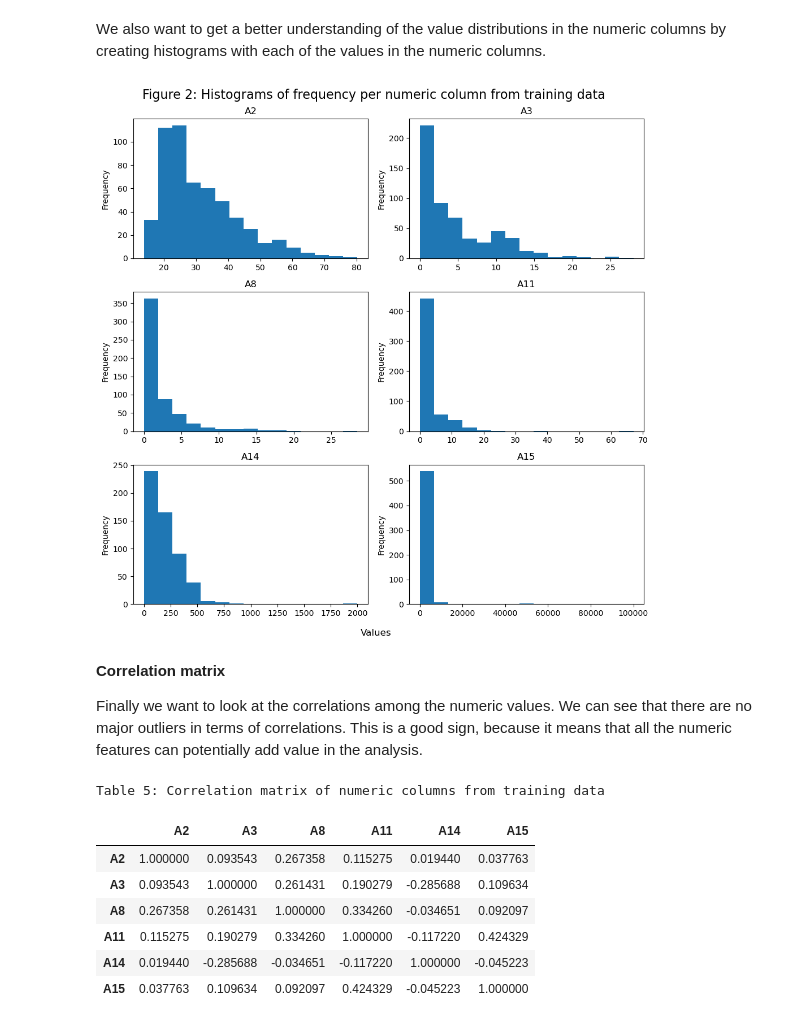
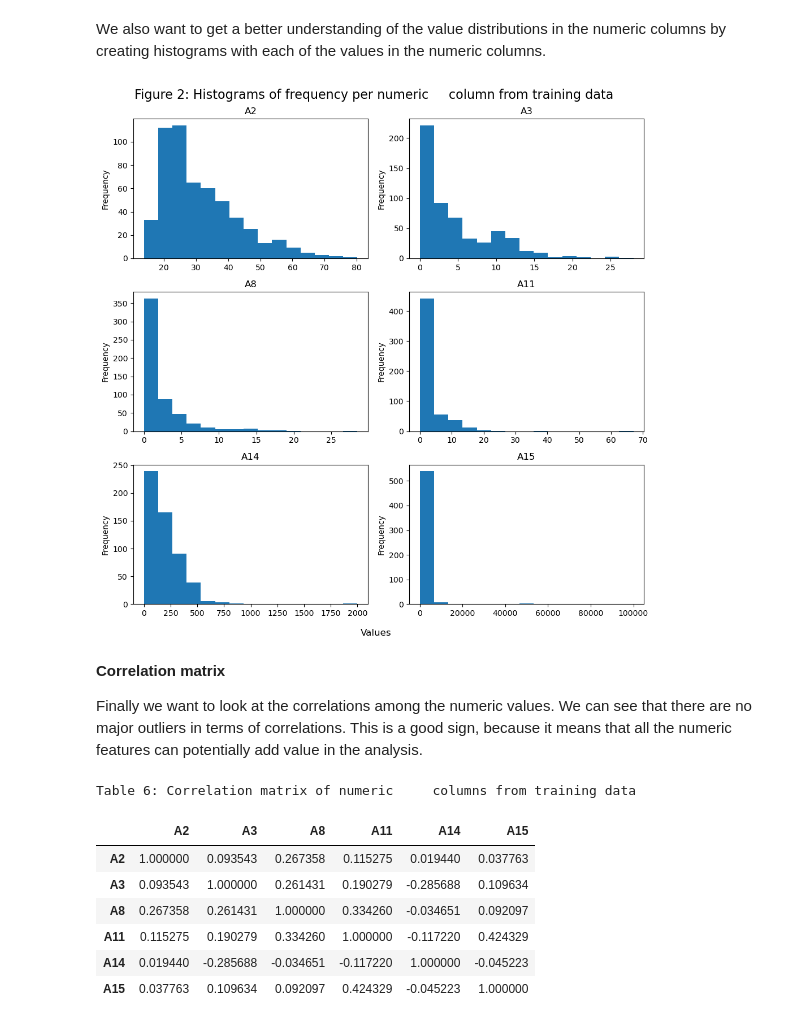
Before and after one commit to UBC-MDS/522_01, a Jupyter notebook: src/Exploratory_Data_Analysis.ipynb, the cells around one changed output. Cells and saved outputs as stored; diff of their text form; code cells hidden in the pictures.

```diff
--- a/src/Exploratory_Data_Analysis.ipynb
+++ b/src/Exploratory_Data_Analysis.ipynb
@@ -166,11 +174,13 @@ fig = plt.figure(figsize=(10, 10))
 
 for i, col in enumerate(categorical):
     fig.add_subplot(4, 2, i + 1)
-    train_df[col].value_counts().plot(kind="bar", ax=plt.gca(), title=col, rot=0)
+    train_df[col].value_counts().plot(kind="bar", ax=plt.gca(),
+                                      title=col, rot=0)
 
 
 fig.supxlabel('Category labels')
-fig.suptitle('Figure 1: Category counts per column for categorical variables', fontsize=16)
+fig.suptitle('Figure 1: Category counts per column for\
+categorical variables', fontsize=16)
 fig.tight_layout()
 # %% [output]
 [figure]
@@ -179,28 +189,30 @@ We also want to get a better understanding of the value distributions in the num
 # %%
 numeric = ["A2", "A3","A8","A11","A14","A15"]
 
 fig = plt.figure(figsize=(10, 10))
 
 
 for i, col in enumerate(numeric):
     fig.add_subplot(3, 2, i + 1)
     train_df[col].plot(kind="hist", ax=plt.gca(), title=col, rot=0, bins = 15)
-fig.suptitle('Figure 2: Histograms of frequency per numeric column from training data ', fontsize=16)
+fig.suptitle('Figure 2: Histograms of frequency per numeric \
+    column from training data ', fontsize=16)
 fig.supxlabel('Values')
 fig.tight_layout()
 # %% [output]
-[figure, old version]
+[figure, new version]
 # %% [markdown]
 **Correlation matrix**
 
 Finally we want to look at the correlations among the numeric values.  We can see that there are no major outliers in terms of correlations.  This is a good sign, because it means that all the numeric features can potentially add value in the analysis.
 # %%
-print('\033[1m'+ "Table 5: Correlation matrix of numeric columns from training data \n"+'\033[0m')
+print('\033[1m'+ "Table 6: Correlation matrix of numeric \
+    columns from training data \n"+'\033[0m')
 
 corr = train_df.corr('spearman').style.background_gradient()
 corr
 # %% [output]
-Table 5: Correlation matrix of numeric columns from training data
+Table 6: Correlation matrix of numeric     columns from training data
 |  | A2 | A3 | A8 | A11 | A14 | A15 |
 | A2 | 1.000000 | 0.093543 | 0.267358 | 0.115275 | 0.019440 | 0.037763 |
 | A3 | 0.093543 | 1.000000 | 0.261431 | 0.190279 | -0.285688 | 0.109634 |
```
Also changed, not shown: parts of 9 cells of this notebook, 1 other file.
